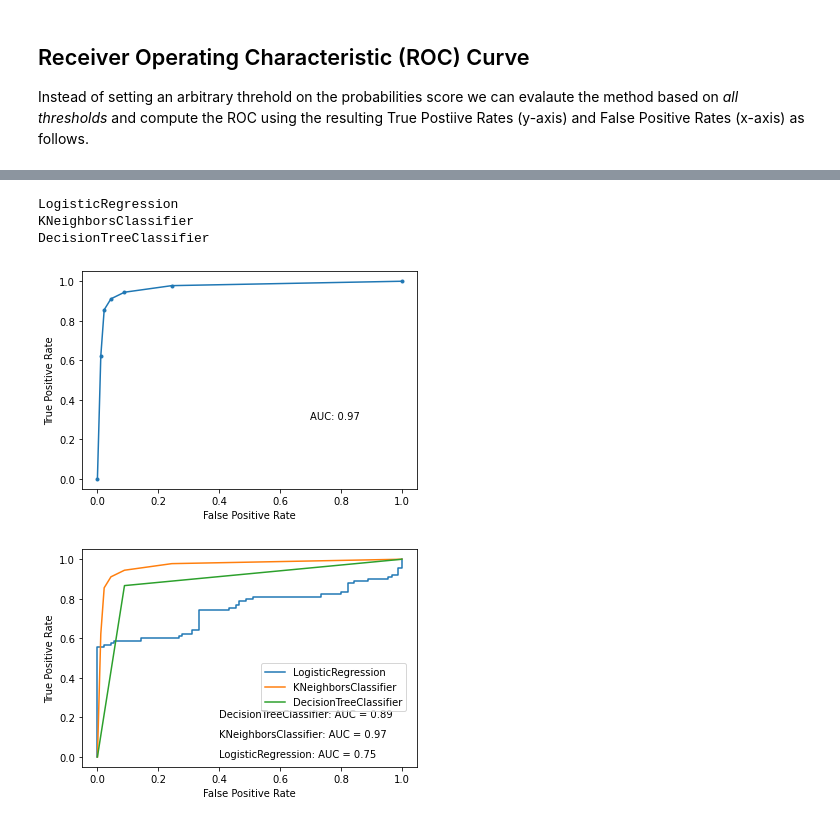
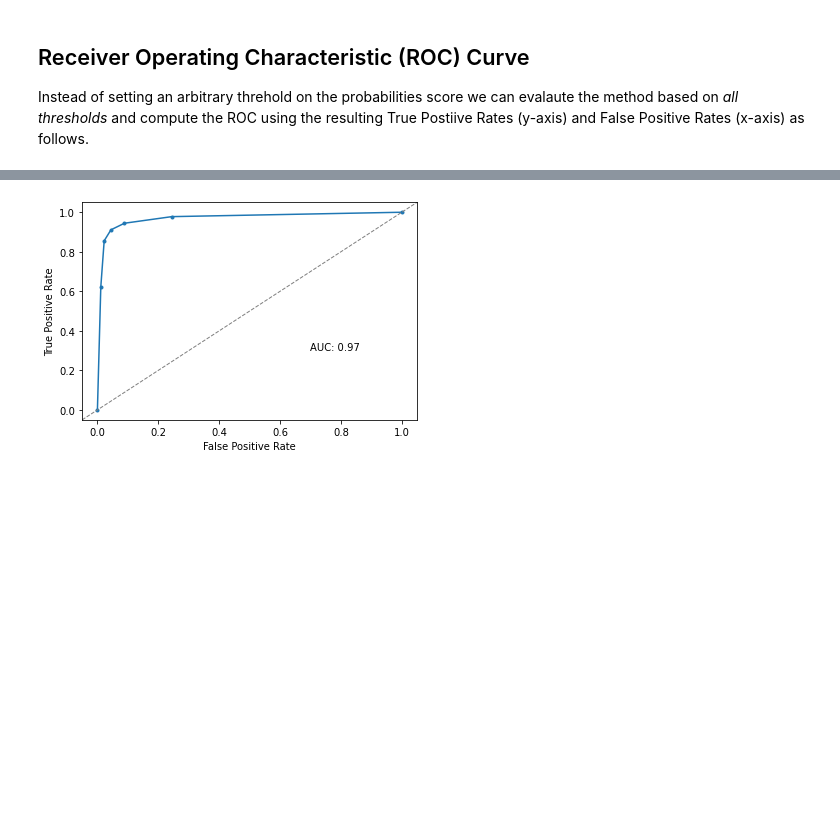
Before and after one commit to yueliyl/gec_intro2ml, a Jupyter notebook: ModelEvaluation.ipynb, the cells around one changed output, grey strips where cells are left out. Saved outputs shown, nothing was run; the diff lists cells and outputs as text; code cells hidden in the pictures; blank space fills up the shorter version.

```diff
--- a/ModelEvaluation.ipynb
+++ b/ModelEvaluation.ipynb
@@ -280,73 +281,33 @@ In our above example, we split the data into training and testing set. This is q
 # %%
 from sklearn.model_selection import KFold
 
 def cross_validate(model, X_input, Y_output):
     kf = KFold(n_splits=5, random_state=1, shuffle=True)
-    true_labels = np.array([0] * X_input.shape[0])
-    pred_scores = np.array([0.0] * X_input.shape[0])
+    y = np.array([0] * X_input.shape[0])
+    yh = np.array([0.0] * X_input.shape[0])
     for train_index, test_index in kf.split(X_input):
         model.fit(X_input[train_index], Y_output[train_index])
-        true_labels[test_index] = Y_output[test_index]
-        pred_scores[test_index] = model.predict_proba(X_input[test_index])[:,1]
-    return (true_labels, pred_scores)
+        y[test_index] = Y_output[test_index]
+        yh[test_index] = model.predict_proba(X_input[test_index])[:,1]
+    return y, yh
 
 knn = KNeighborsClassifier()
 
 true_labels,pred_scores = cross_validate(knn, X, y)
 
 fpr, tpr, _ = roc_curve(true_labels, pred_scores)
 auc = roc_auc_score(true_labels, pred_scores)
 
 fig = plt.figure()
 ax = fig.add_subplot(111)
 
 # plot the roc curve for the model
 plt.plot(fpr, tpr, marker='.')
-
+plt.axline((0, 0), (1, 1), linestyle="--", lw=1, color='gray')
 plt.text(0.7, 0.3, 'AUC: '+str(round(auc,2)))
 
 plt.xlabel("False Positive Rate")
 plt.ylabel("True Positive Rate")
-plt.savefig('../figures/prostate_cancer_lr_crossvalid_roc.eps')
-
-
-### Method comparison ###
-models = [LogisticRegression(solver="liblinear"),
-          KNeighborsClassifier(),
-          DecisionTreeClassifier()]
-
-perf = {}
-
-for model in models:
-    model_name = type(model).__name__
-    print(model_name)
-    label,pred = cross_validate(model, X, y)
-    fpr, tpr, _ = roc_curve(label, pred)
-    auc = roc_auc_score(label, pred)
-    perf[model_name] = {'fpr':fpr,'tpr':tpr,'auc':auc}
-
-
-fig = plt.figure()
-
-import matplotlib.pyplot as plt
-
-i = 0
-for model_name, model_perf in perf.items():
-    plt.plot(model_perf['fpr'], model_perf['tpr'],
-             label=model_name)
-    plt.text(0.4, i, model_name + ': AUC = '+
-             str(round(model_perf['auc'],2)))
-    i += 0.1
-
-plt.legend(loc='upper center',
-           bbox_to_anchor=(0.75, 0.5))
-plt.xlabel("False Positive Rate")
-plt.ylabel("True Positive Rate")
-
-plt.savefig('roc_multimethods.png', bbox_inches='tight', dpi=300)
+plt.savefig('prostate_cancer_knn_crossvalid_roc.eps')
 # %% [output]
-LogisticRegression
-KNeighborsClassifier
-DecisionTreeClassifier
-[figure, old version]
+[figure, new version]
-[figure, removed]
```
Also changed, not shown: parts of 4 cells of this notebook.
